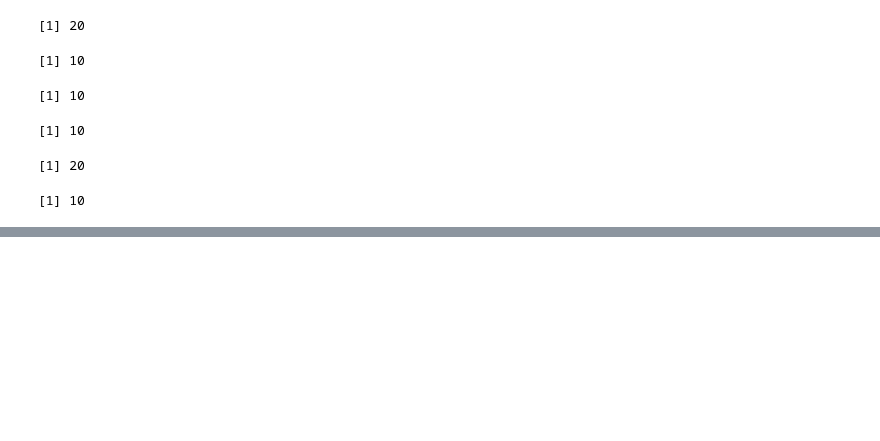
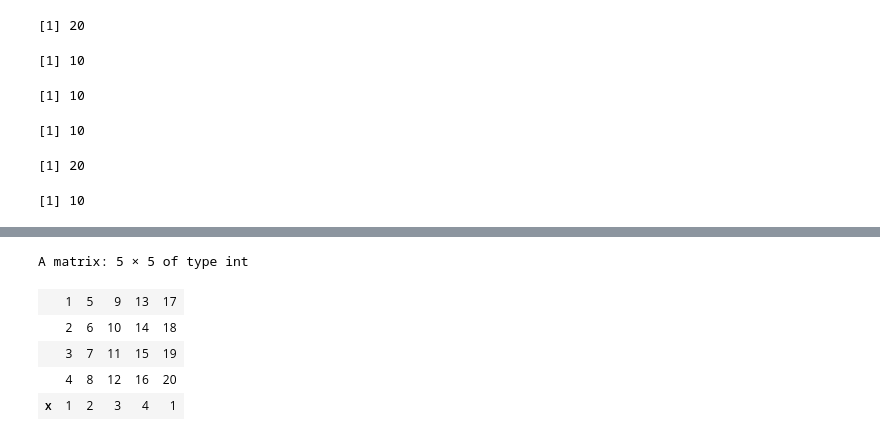
Before and after one commit to layla-focalors/R_kernal, a Jupyter notebook: Seniya.ipynb, the cells around one changed output, grey strips where cells are left out. Cells and saved outputs as stored; diff of their text form; code cells hidden in the pictures; blank space fills up the shorter version.

```diff
--- a/Seniya.ipynb
+++ b/Seniya.ipynb
@@ -775,0 +1083,3 @@ c
+# %%
+rbind(z , x)
+# %% [output]
@@ -775,0 +1088,6 @@ c
+A matrix: 5 × 5 of type int
+|  | 1 | 5 | 9 | 13 | 17 |
+|  | 2 | 6 | 10 | 14 | 18 |
+|  | 3 | 7 | 11 | 15 | 19 |
+|  | 4 | 8 | 12 | 16 | 20 |
+| x | 1 | 2 | 3 | 4 | 1 |
```
Also changed, not shown: parts of 74 cells of this notebook.
